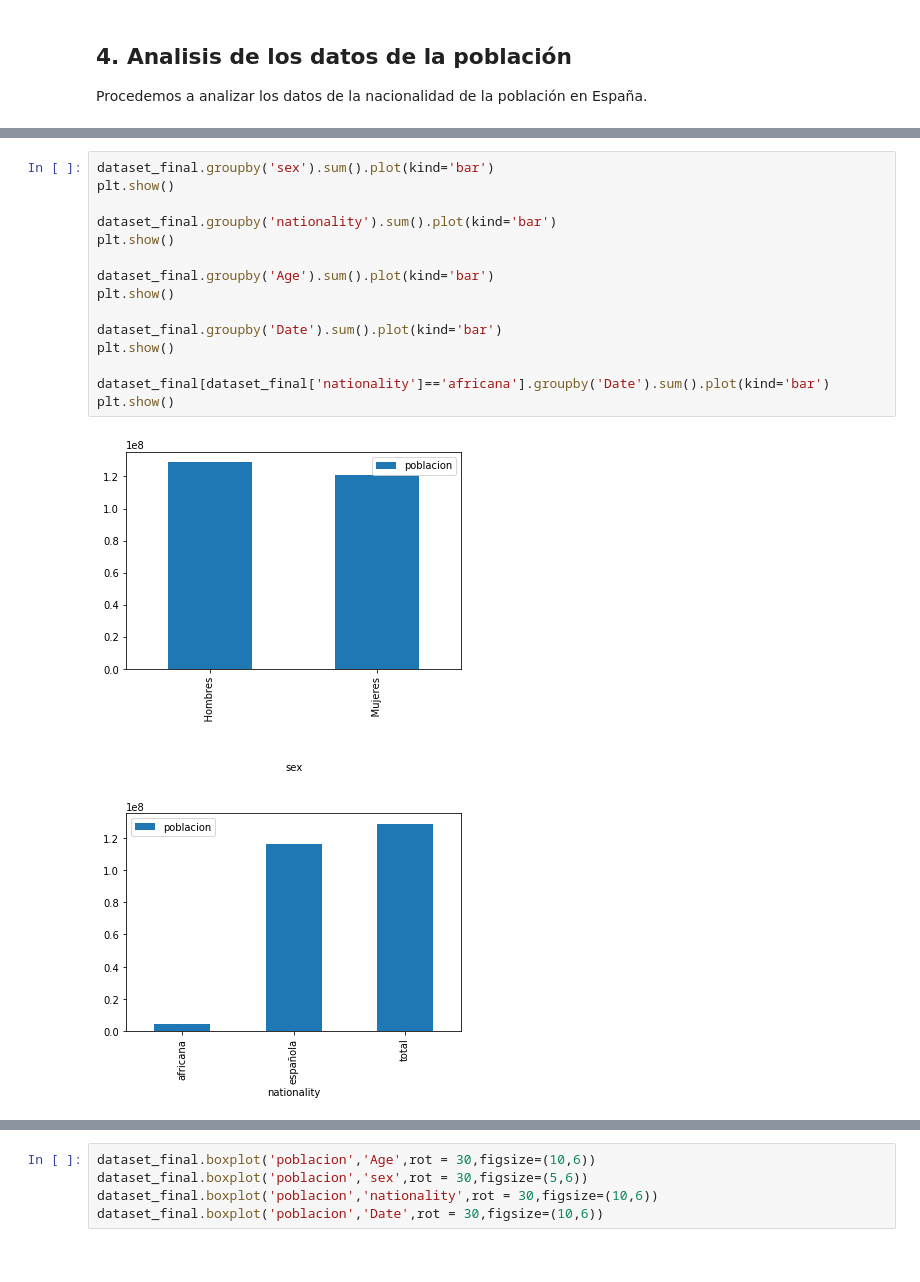
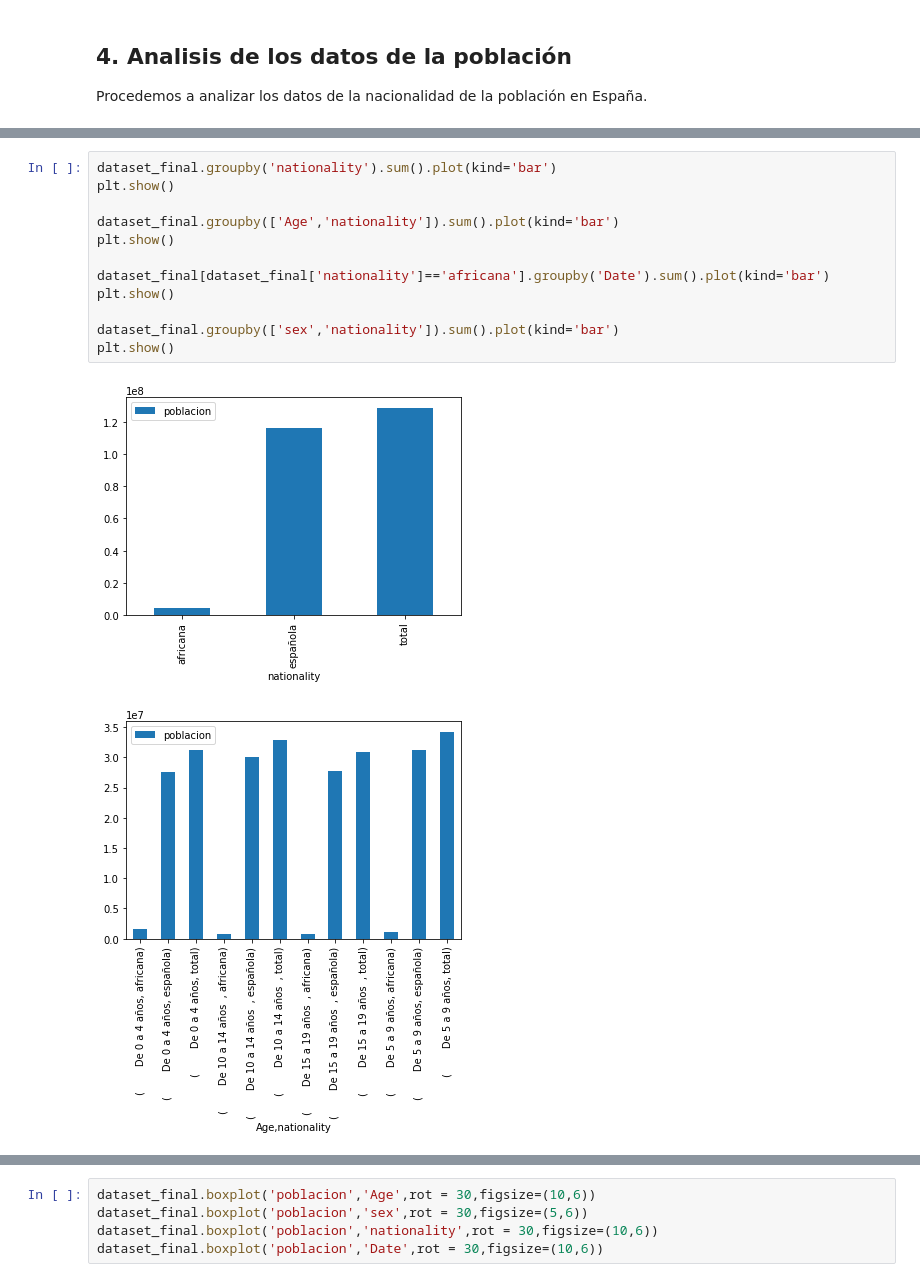
Before and after one commit to pleongi/Periodismo-de-datos, a Jupyter notebook: code/analize_data.ipynb, the cells around one changed output, grey strips where cells are left out. Drawn from its saved outputs; the diff is of its cells as text.

```diff
--- a/code/analize_data.ipynb
+++ b/code/analize_data.ipynb
@@ -380,20 +437,17 @@ africana    21367                  Mujeres          De 15 a 19 años
         De 15 a 19 años     59353214
         De 5 a 9 años       66624888
 # %%
-dataset_final.groupby('sex').sum().plot(kind='bar')
-plt.show()
-
 dataset_final.groupby('nationality').sum().plot(kind='bar')
 plt.show()
 
-dataset_final.groupby('Age').sum().plot(kind='bar')
-plt.show()
-
-dataset_final.groupby('Date').sum().plot(kind='bar')
+dataset_final.groupby(['Age','nationality']).sum().plot(kind='bar')
 plt.show()
 
 dataset_final[dataset_final['nationality']=='africana'].groupby('Date').sum().plot(kind='bar')
 plt.show()
+
+dataset_final.groupby(['sex','nationality']).sum().plot(kind='bar')
+plt.show()
 # %% [output]
-[figure, old version]
+[figure, new version]
-[figure, old version]
+[figure, new version]
```
Also changed, not shown: parts of 3 cells of this notebook, 4 other files.
